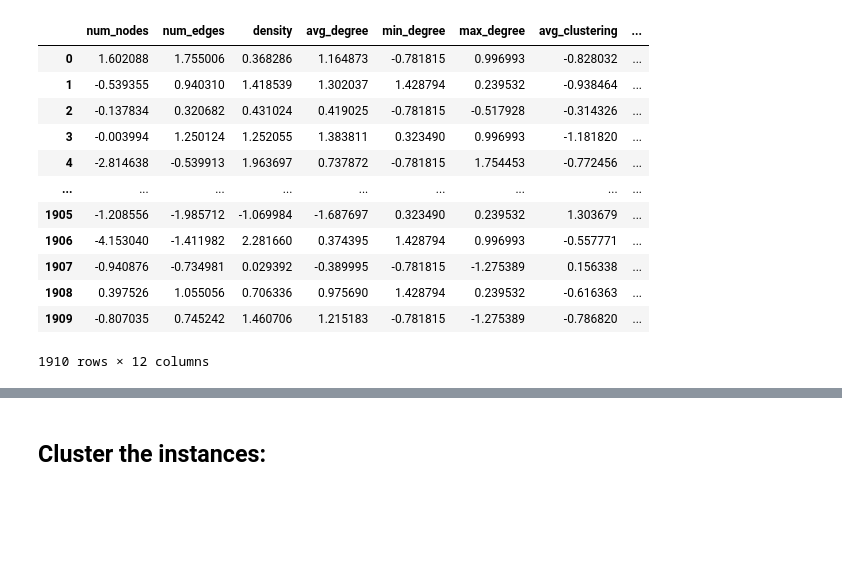
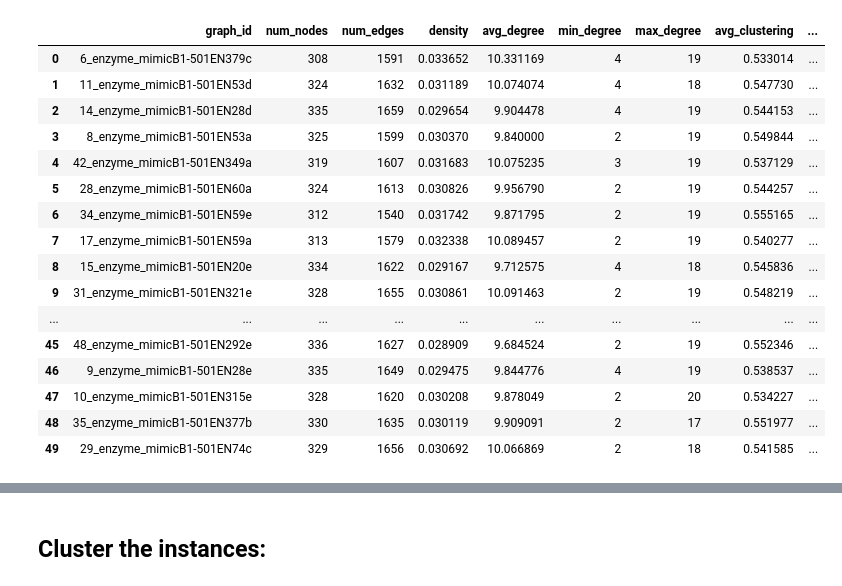
Before and after one commit to markodjukanovic90/Enzyme-study, a Jupyter notebook: Sequences-Ziga/src/landscape_comparison.ipynb, the cells around one changed output, grey strips where cells are left out. Saved outputs shown, nothing was run; the diff lists cells and outputs as text; code cells hidden in the pictures; blank space fills up the shorter version.

```diff
--- a/Sequences-Ziga/src/landscape_comparison.ipynb
+++ b/Sequences-Ziga/src/landscape_comparison.ipynb
@@ -7,11 +95,46 @@ from matplotlib import pyplot as plt
+# %%
+## merge two files @df_emzymes_additional_features and @data:
+
+#print(df_emzymes_additional_features)
+
+#print(data.columns)
+# ['graph_id', 'name', ...]
+
+#print(df_emzymes_additional_features.columns)
+
+if INCLUDE_ALPHA_FOLD_FEATURES:
+
+    data = pd.merge(
+        data,
+        df_emzymes_additional_features,
+        on=["graph_id"],
+        how="right"
+    )
+data
+# %% [output]
+|  | graph_id | num_nodes | num_edges | density | avg_degree | min_degree | max_degree | avg_clustering | ... |
+| 0 | 6_enzyme_mimicB1-501EN379c | 308 | 1591 | 0.033652 | 10.331169 | 4 | 19 | 0.533014 | ... |
+| 1 | 11_enzyme_mimicB1-501EN53d | 324 | 1632 | 0.031189 | 10.074074 | 4 | 18 | 0.547730 | ... |
+| 2 | 14_enzyme_mimicB1-501EN28d | 335 | 1659 | 0.029654 | 9.904478 | 4 | 19 | 0.544153 | ... |
+| 3 | 8_enzyme_mimicB1-501EN53a | 325 | 1599 | 0.030370 | 9.840000 | 2 | 19 | 0.549844 | ... |
+| 4 | 42_enzyme_mimicB1-501EN349a | 319 | 1607 | 0.031683 | 10.075235 | 3 | 19 | 0.537129 | ... |
+| 5 | 28_enzyme_mimicB1-501EN60a | 324 | 1613 | 0.030826 | 9.956790 | 2 | 19 | 0.544257 | ... |
+| 6 | 34_enzyme_mimicB1-501EN59e | 312 | 1540 | 0.031742 | 9.871795 | 2 | 19 | 0.555165 | ... |
+| 7 | 17_enzyme_mimicB1-501EN59a | 313 | 1579 | 0.032338 | 10.089457 | 2 | 19 | 0.540277 | ... |
+| 8 | 15_enzyme_mimicB1-501EN20e | 334 | 1622 | 0.029167 | 9.712575 | 4 | 18 | 0.545836 | ... |
+| 9 | 31_enzyme_mimicB1-501EN321e | 328 | 1655 | 0.030861 | 10.091463 | 2 | 19 | 0.548219 | ... |
+| ... | ... | ... | ... | ... | ... | ... | ... | ... | ... |
+| 45 | 48_enzyme_mimicB1-501EN292e | 336 | 1627 | 0.028909 | 9.684524 | 2 | 19 | 0.552346 | ... |
+| 46 | 9_enzyme_mimicB1-501EN28e | 335 | 1649 | 0.029475 | 9.844776 | 4 | 19 | 0.538537 | ... |
+| 47 | 10_enzyme_mimicB1-501EN315e | 328 | 1620 | 0.030208 | 9.878049 | 2 | 20 | 0.534227 | ... |
+| 48 | 35_enzyme_mimicB1-501EN377b | 330 | 1635 | 0.030119 | 9.909091 | 2 | 17 | 0.551977 | ... |
+| 49 | 29_enzyme_mimicB1-501EN74c | 329 | 1656 | 0.030692 | 10.066869 | 2 | 18 | 0.541585 | ... |
 # %%
-data = pd.read_csv("enzyme_graph_features B-501.csv")
-
 # Separate IDs
 graph_ids = data["graph_id"]
 
 # Numeric features only
-X = data.drop(columns=["graph_id", "Combinatorial features "]).astype(float)
+X = data.drop(columns=["graph_id"]).astype(float)
 
 # Fit scaler globally
 scaler = StandardScaler()
@@ -23,21 +146,7 @@ data_scaled[:] = X_scaled
 data_scaled["graph_id"] = graph_ids.values
 
 
-data_scaled
+data_scaled = data_scaled.dropna()
-# %% [output]
-|  | num_nodes | num_edges | density | avg_degree | min_degree | max_degree | avg_clustering | ... |
-| 0 | 1.602088 | 1.755006 | 0.368286 | 1.164873 | -0.781815 | 0.996993 | -0.828032 | ... |
-| 1 | -0.539355 | 0.940310 | 1.418539 | 1.302037 | 1.428794 | 0.239532 | -0.938464 | ... |
-| 2 | -0.137834 | 0.320682 | 0.431024 | 0.419025 | -0.781815 | -0.517928 | -0.314326 | ... |
-| 3 | -0.003994 | 1.250124 | 1.252055 | 1.383811 | 0.323490 | 0.996993 | -1.181820 | ... |
-| 4 | -2.814638 | -0.539913 | 1.963697 | 0.737872 | -0.781815 | 1.754453 | -0.772456 | ... |
-| ... | ... | ... | ... | ... | ... | ... | ... | ... |
-| 1905 | -1.208556 | -1.985712 | -1.069984 | -1.687697 | 0.323490 | 0.239532 | 1.303679 | ... |
-| 1906 | -4.153040 | -1.411982 | 2.281660 | 0.374395 | 1.428794 | 0.996993 | -0.557771 | ... |
-| 1907 | -0.940876 | -0.734981 | 0.029392 | -0.389995 | -0.781815 | -1.275389 | 0.156338 | ... |
-| 1908 | 0.397526 | 1.055056 | 0.706336 | 0.975690 | 1.428794 | 0.239532 | -0.616363 | ... |
-| 1909 | -0.807035 | 0.745242 | 1.460706 | 1.215183 | -0.781815 | -1.275389 | -0.786820 | ... |
-1910 rows × 12 columns
 # %%
 from numpy.linalg import norm
 
```
Also changed, not shown: parts of 8 cells of this notebook, 2 other files.
